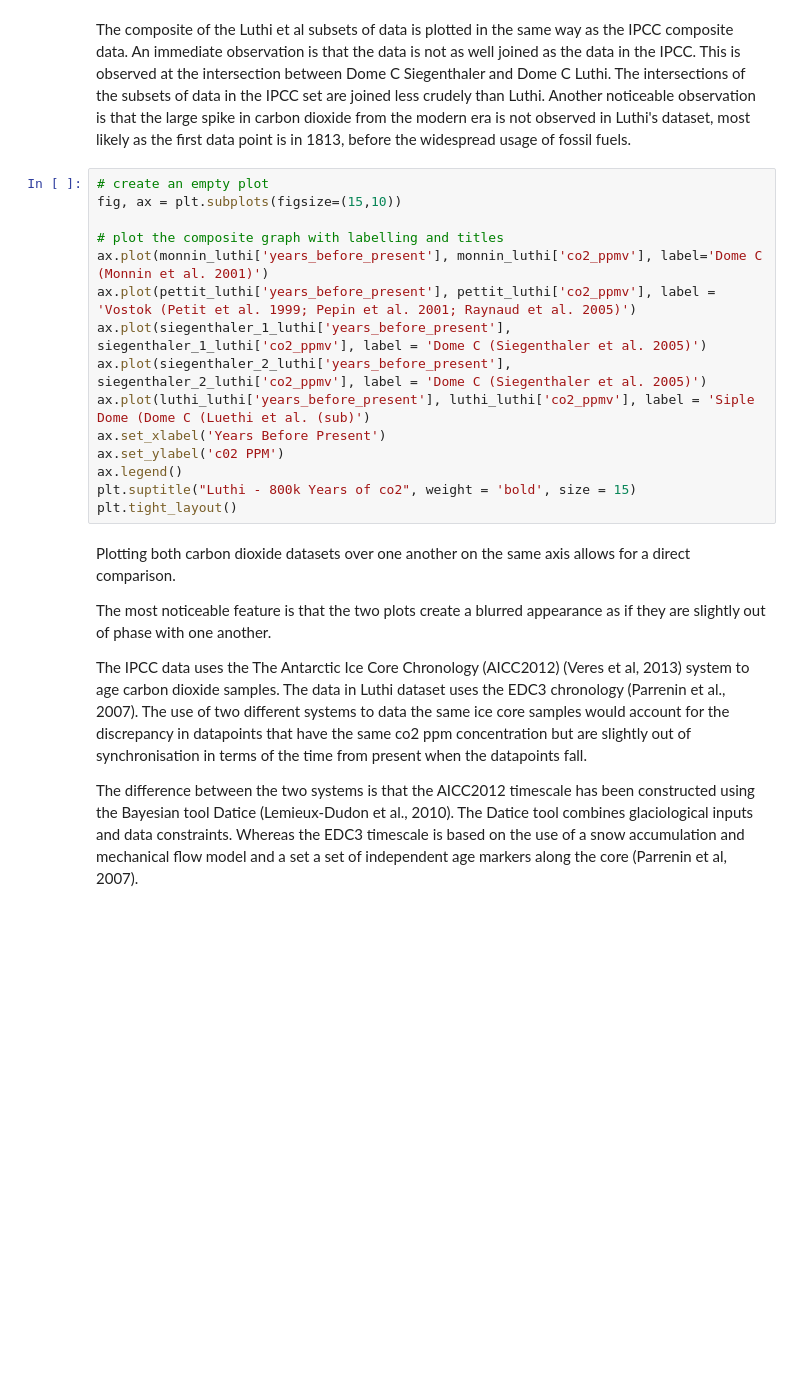
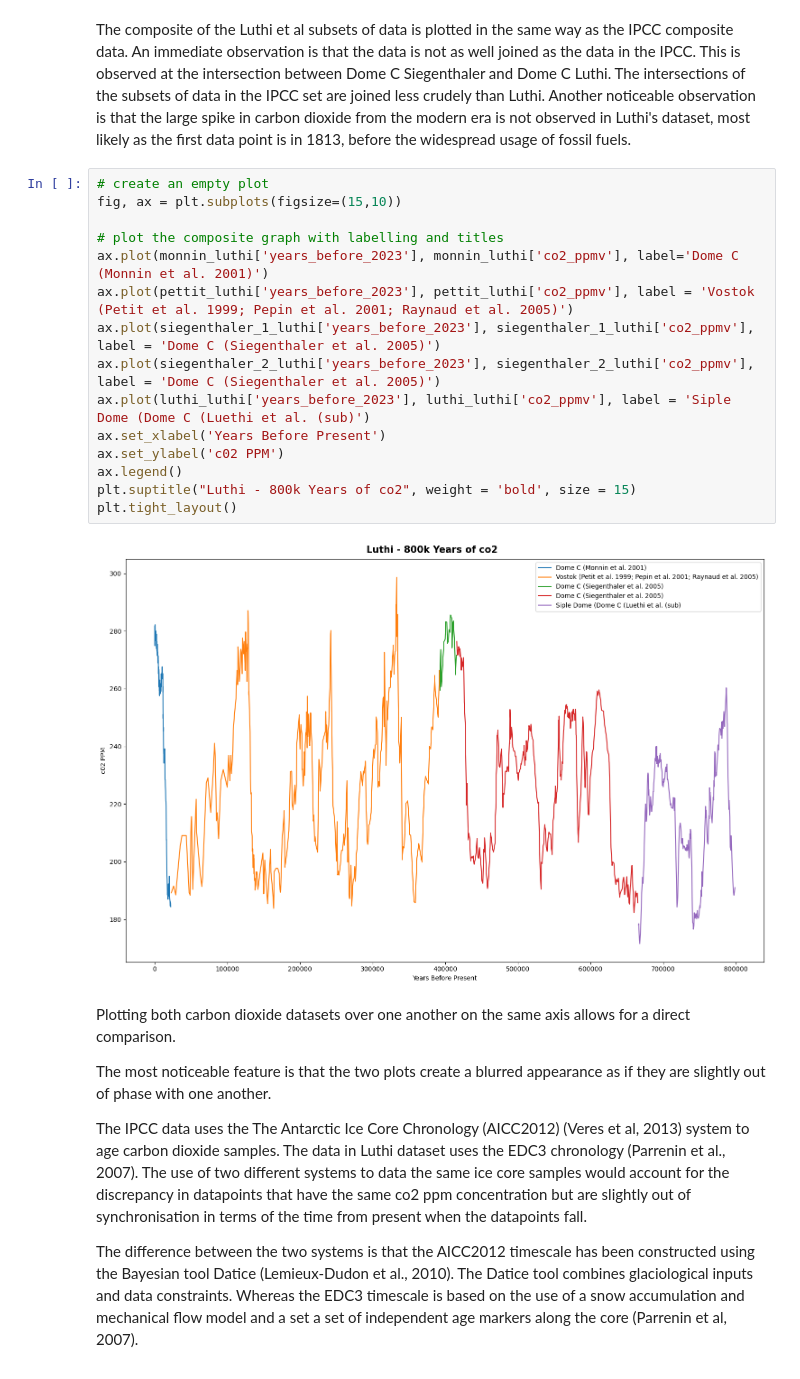
Before and after one commit to humphs078/Owner-avatar-programming_for_data_analysis_assignment_2, a Jupyter notebook: rough_work/submission.ipynb, the cells around one changed output. Saved outputs shown, nothing was run; the diff lists cells and outputs as text; blank space fills up the shorter version.

```diff
--- a/rough_work/submission.ipynb
+++ b/rough_work/submission.ipynb
@@ -1472,18 +1487,20 @@ The composite of the Luthi et al subsets of data is plotted in the same way as t
 # %%
 # create an empty plot
 fig, ax = plt.subplots(figsize=(15,10))
 
 # plot the composite graph with labelling and titles
-ax.plot(monnin_luthi['years_before_present'], monnin_luthi['co2_ppmv'], label='Dome C (Monnin et al. 2001)')
-ax.plot(pettit_luthi['years_before_present'], pettit_luthi['co2_ppmv'], label = 'Vostok (Petit et al. 1999; Pepin et al. 2001; Raynaud et al. 2005)')
-ax.plot(siegenthaler_1_luthi['years_before_present'], siegenthaler_1_luthi['co2_ppmv'], label = 'Dome C (Siegenthaler et al. 2005)')
-ax.plot(siegenthaler_2_luthi['years_before_present'], siegenthaler_2_luthi['co2_ppmv'], label = 'Dome C (Siegenthaler et al. 2005)')
-ax.plot(luthi_luthi['years_before_present'], luthi_luthi['co2_ppmv'], label = 'Siple Dome (Dome C (Luethi et al. (sub)')
+ax.plot(monnin_luthi['years_before_2023'], monnin_luthi['co2_ppmv'], label='Dome C (Monnin et al. 2001)')
+ax.plot(pettit_luthi['years_before_2023'], pettit_luthi['co2_ppmv'], label = 'Vostok (Petit et al. 1999; Pepin et al. 2001; Raynaud et al. 2005)')
+ax.plot(siegenthaler_1_luthi['years_before_2023'], siegenthaler_1_luthi['co2_ppmv'], label = 'Dome C (Siegenthaler et al. 2005)')
+ax.plot(siegenthaler_2_luthi['years_before_2023'], siegenthaler_2_luthi['co2_ppmv'], label = 'Dome C (Siegenthaler et al. 2005)')
+ax.plot(luthi_luthi['years_before_2023'], luthi_luthi['co2_ppmv'], label = 'Siple Dome (Dome C (Luethi et al. (sub)')
 ax.set_xlabel('Years Before Present')
 ax.set_ylabel('c02 PPM')
 ax.legend()
 plt.suptitle("Luthi - 800k Years of co2", weight = 'bold', size = 15)
 plt.tight_layout()
+# %% [output]
+[figure, added]
 # %% [markdown]
 Plotting both carbon dioxide datasets over one another on the same axis allows for a direct comparison.
 
```
Also changed, not shown: parts of 39 cells of this notebook, 1 other file.
